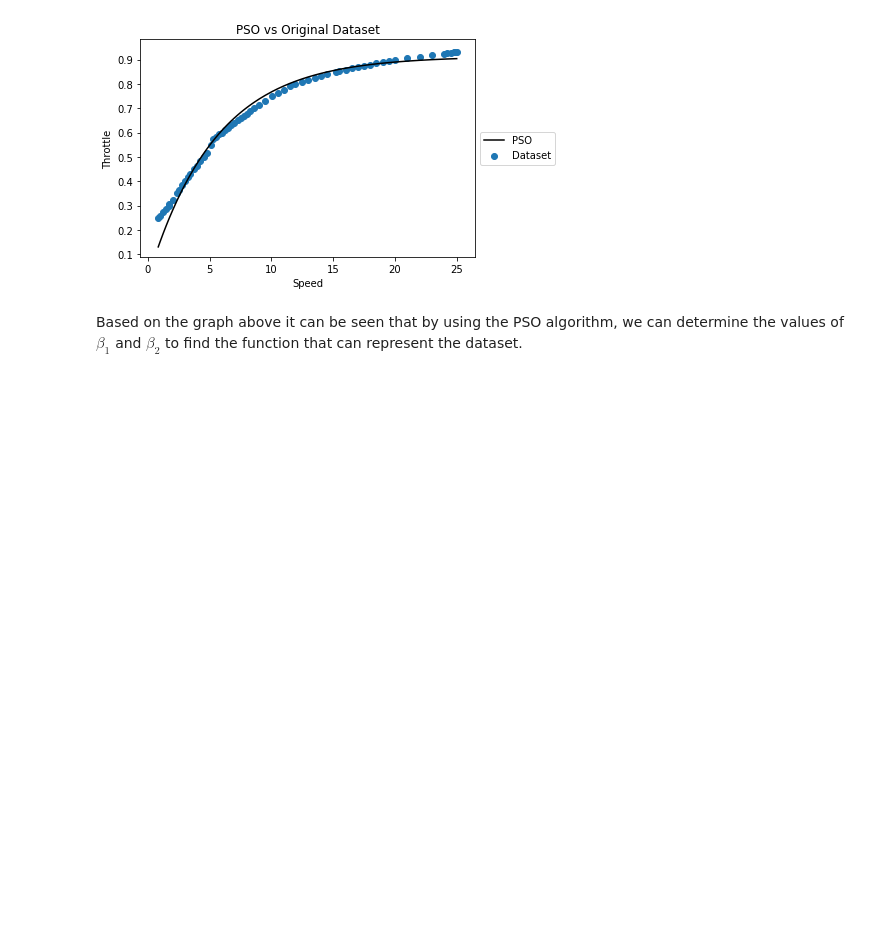
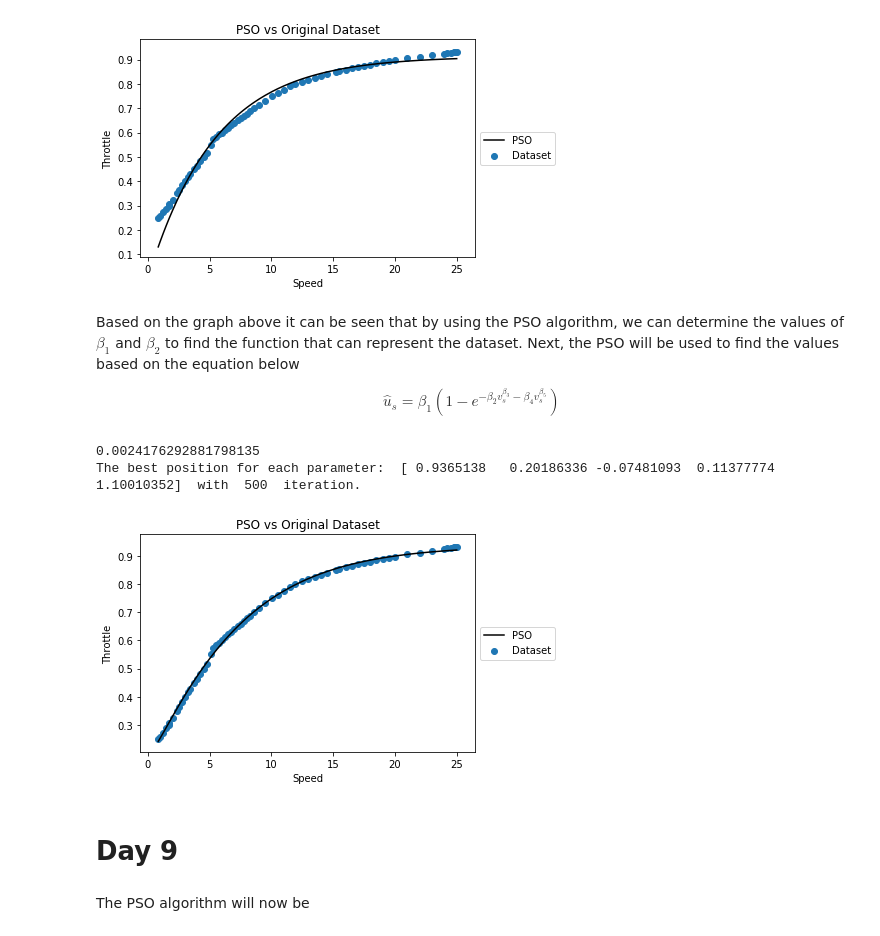
Before and after one commit to Vermillord/KP_Codes, a Jupyter notebook: KP_Notes.ipynb, the cells around one changed output. Cells and saved outputs as stored; diff of their text form; code cells hidden in the pictures; blank space fills up the shorter version.

Commit message:
added improved PSO algorithm

```diff
--- a/KP_Notes.ipynb
+++ b/KP_Notes.ipynb
@@ -714,5 +713,9 @@ def cost(beta):
+# %%
+def cost(c_func, beta):
+    err = u0 - c_func(beta)
+    return np.mean(err**2)
 # %%
-def PSO(n, rng, iterate_max):
+def PSO(func, n_param, particles, rng, iterate_max):
     # Define the constants
     w = 0.5
     c1 = 0.8
@@ -720,17 +723,17 @@ def PSO(n, rng, iterate_max):
     iterate = 0
 
     # Setup the initial conditions for position and velocity arrays
-    ppos_vector = np.random.uniform(0, rng, (n, 2))
+    ppos_vector = np.random.uniform(0, rng, (particles, n_param))
     pbest_pos = ppos_vector
-    pfit_value = np.ones(n) * 1e100
-    gbest_pos = np.zeros(2)
+    pfit_value = np.ones(particles) * 1e100
+    gbest_pos = np.zeros(n_param)
     gfit_value = 1e100
-    pvel_vector = np.zeros((n,2))
+    pvel_vector = np.zeros((particles, n_param))
 
     # First loop for assigning the fitness value using the cost function
-    for i in range(n):
+    for i in range(particles):
         # Check the position of individual and group value using the evaluation function
-        cost_func = cost(ppos_vector[i])
+        cost_func = cost(func, ppos_vector[i])
 
         # Update each values using the cost functions
         if(pfit_value[i] > cost_func):
@@ -745,12 +748,12 @@ def PSO(n, rng, iterate_max):
 
     # Second loop for implementing the PSO Algorithm
     while (iterate < iterate_max):
-        for i in range(n):
+        for i in range(particles):
             # Update the velocity and position vector
             pvel_vector[i] = w*pvel_vector[i] + c1*random.random()*(pbest_pos[i]-ppos_vector[i]) + c2*random.random()*(gbest_pos-ppos_vector[i])
             ppos_vector[i] = pvel_vector[i] + ppos_vector[i]
 
-            cost_func = cost(ppos_vector[i])
+            cost_func = cost(func, ppos_vector[i])
 
             # Update each values using the cost functions
             if(pfit_value[i] > cost_func):
@@ -763,6 +766,7 @@ def PSO(n, rng, iterate_max):
 
         iterate = iterate+1
 
-    print("The best position for each parameter: B1=", gbest_pos[0], " B2=", gbest_pos[1], " with ", iterate, " iteration.")
+    print(cost(ev_func, gbest_pos))
+    print("The best position for each parameter: ", gbest_pos, " with ", iterate, " iteration.")
     return ppos_vector, gbest_pos
 # %%
@@ -790,4 +795,31 @@ plt.show()
 # %% [output]
 [figure]
 # %% [markdown]
-Based on the graph above it can be seen that by using the PSO algorithm, we can determine the values of $\beta_{1}$ and $\beta_{2}$ to find the function that can represent the dataset.
+Based on the graph above it can be seen that by using the PSO algorithm, we can determine the values of $\beta_{1}$ and $\beta_{2}$ to find the function that can represent the dataset. Next, the PSO will be used to find the values based on the equation below
+
+$$
+\hat{u}_{s} = \beta_{1}(1-e^{-\beta_{2}v_{s}^{\beta_3}-\beta_{4}v_{s}^{\beta_5}})
+$$
+# %%
+def ev_func_4(beta):
+    u = beta[0]*(1.0 - np.exp(-beta[1]*v0**(beta[2])-beta[3]*v0**beta[4]))
+    return u
+# %%
+pv4, gp4 = PSO(ev_func_4, 5, 30, 2, 500)
+# %% [output]
+0.0024176292881798135
+The best position for each parameter:  [ 0.9365138   0.20186336 -0.07481093  0.11377774  1.10010352]  with  500  iteration.
+# %%
+plt.title('PSO vs Original Dataset')
+plt.xlabel('Speed')
+plt.ylabel('Throttle')
+plt.plot(v0, ev_func_4(gp4), label='PSO', color='k')
+plt.scatter(v0, u0, label='Dataset')
+plt.legend(loc='center left', bbox_to_anchor=(1, 0.5))
+plt.show()
+# %% [output]
+[figure, added]
+# %% [markdown]
+# Day 9
+# %% [markdown]
+The PSO algorithm will now be
```
Also changed, not shown: parts of 2 cells of this notebook.
